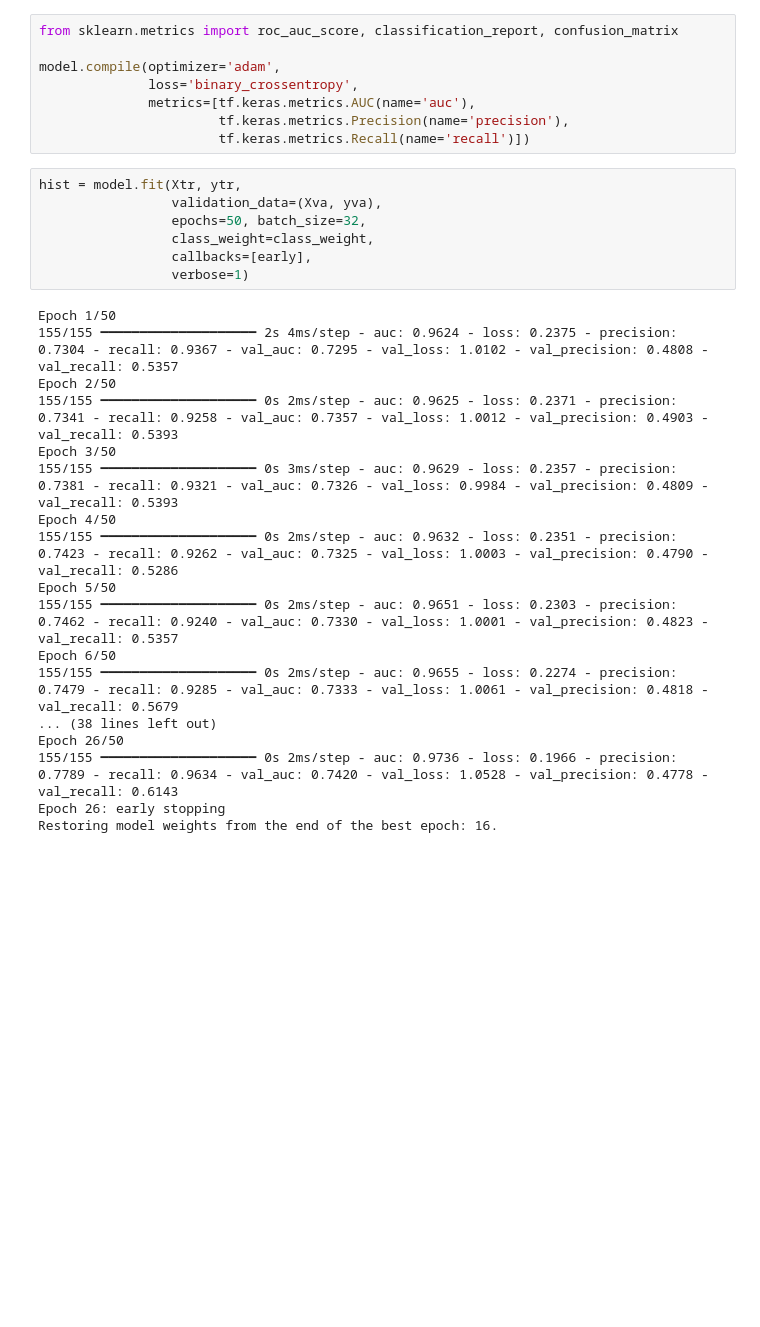
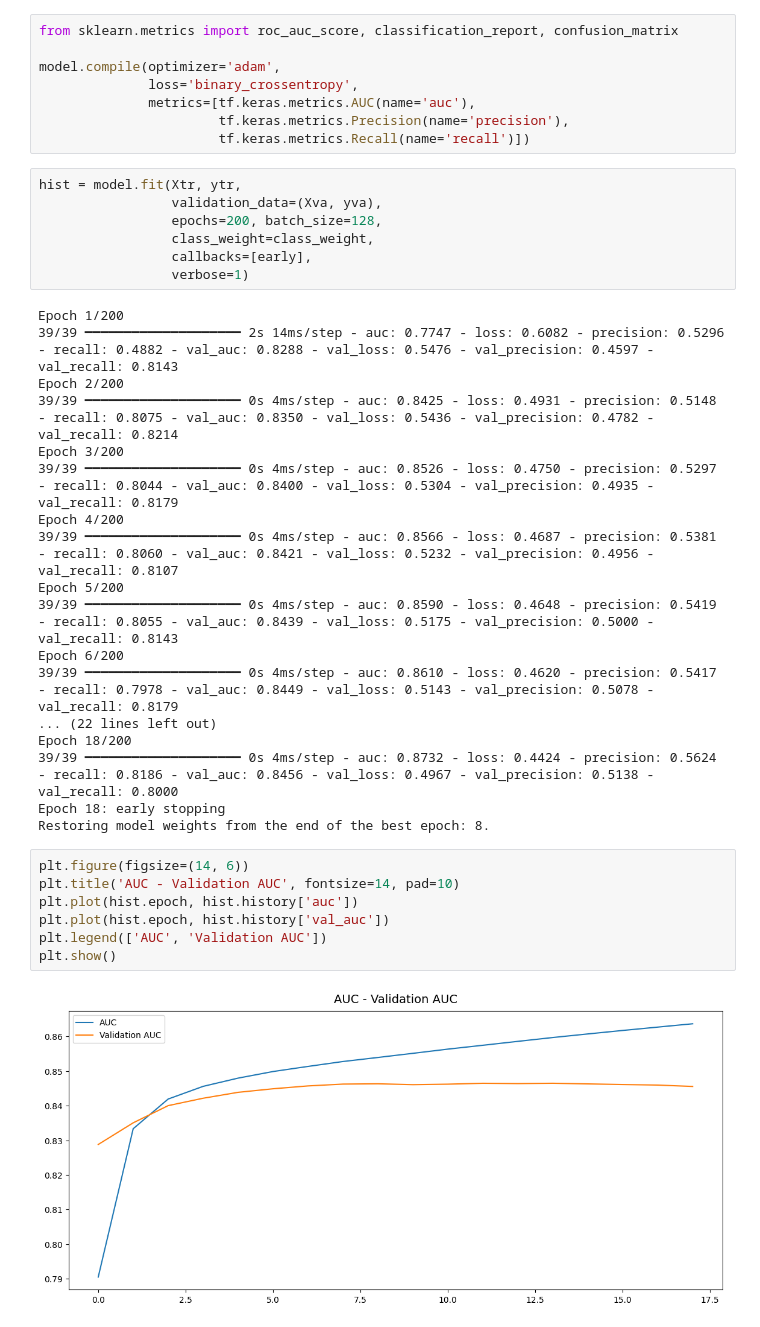
Before and after one commit to salihaderin/telco_customer_churn, a Jupyter notebook: notebooks/churn_analysis.ipynb, the cells around one changed output. Drawn from its saved outputs; the diff is of its cells as text; blank space fills up the shorter version.

```diff
--- a/notebooks/churn_analysis.ipynb
+++ b/notebooks/churn_analysis.ipynb
@@ -271,28 +271,37 @@ model.compile(optimizer='adam',
 # %%
 hist = model.fit(Xtr, ytr,
                  validation_data=(Xva, yva),
-                 epochs=50, batch_size=32,
+                 epochs=200, batch_size=128,
                  class_weight=class_weight,
                  callbacks=[early],
                  verbose=1)
 # %% [output]
-Epoch 1/50
-155/155 ━━━━━━━━━━━━━━━━━━━━ 2s 4ms/step - auc: 0.9624 - loss: 0.2375 - precision: 0.7304 - recall: 0.9367 - val_auc: 0.7295 - val_loss: 1.0102 - val_precision: 0.4808 - val_recall: 0.5357
-Epoch 2/50
-155/155 ━━━━━━━━━━━━━━━━━━━━ 0s 2ms/step - auc: 0.9625 - loss: 0.2371 - precision: 0.7341 - recall: 0.9258 - val_auc: 0.7357 - val_loss: 1.0012 - val_precision: 0.4903 - val_recall: 0.5393
-Epoch 3/50
-155/155 ━━━━━━━━━━━━━━━━━━━━ 0s 3ms/step - auc: 0.9629 - loss: 0.2357 - precision: 0.7381 - recall: 0.9321 - val_auc: 0.7326 - val_loss: 0.9984 - val_precision: 0.4809 - val_recall: 0.5393
-Epoch 4/50
-155/155 ━━━━━━━━━━━━━━━━━━━━ 0s 2ms/step - auc: 0.9632 - loss: 0.2351 - precision: 0.7423 - recall: 0.9262 - val_auc: 0.7325 - val_loss: 1.0003 - val_precision: 0.4790 - val_recall: 0.5286
-Epoch 5/50
-155/155 ━━━━━━━━━━━━━━━━━━━━ 0s 2ms/step - auc: 0.9651 - loss: 0.2303 - precision: 0.7462 - recall: 0.9240 - val_auc: 0.7330 - val_loss: 1.0001 - val_precision: 0.4823 - val_recall: 0.5357
-Epoch 6/50
-155/155 ━━━━━━━━━━━━━━━━━━━━ 0s 2ms/step - auc: 0.9655 - loss: 0.2274 - precision: 0.7479 - recall: 0.9285 - val_auc: 0.7333 - val_loss: 1.0061 - val_precision: 0.4818 - val_recall: 0.5679
-... (38 lines left out)
-Epoch 26/50
-155/155 ━━━━━━━━━━━━━━━━━━━━ 0s 2ms/step - auc: 0.9736 - loss: 0.1966 - precision: 0.7789 - recall: 0.9634 - val_auc: 0.7420 - val_loss: 1.0528 - val_precision: 0.4778 - val_recall: 0.6143
-Epoch 26: early stopping
-Restoring model weights from the end of the best epoch: 16.
+Epoch 1/200
+39/39 ━━━━━━━━━━━━━━━━━━━━ 2s 14ms/step - auc: 0.7747 - loss: 0.6082 - precision: 0.5296 - recall: 0.4882 - val_auc: 0.8288 - val_loss: 0.5476 - val_precision: 0.4597 - val_recall: 0.8143
+Epoch 2/200
+39/39 ━━━━━━━━━━━━━━━━━━━━ 0s 4ms/step - auc: 0.8425 - loss: 0.4931 - precision: 0.5148 - recall: 0.8075 - val_auc: 0.8350 - val_loss: 0.5436 - val_precision: 0.4782 - val_recall: 0.8214
+Epoch 3/200
+39/39 ━━━━━━━━━━━━━━━━━━━━ 0s 4ms/step - auc: 0.8526 - loss: 0.4750 - precision: 0.5297 - recall: 0.8044 - val_auc: 0.8400 - val_loss: 0.5304 - val_precision: 0.4935 - val_recall: 0.8179
+Epoch 4/200
+39/39 ━━━━━━━━━━━━━━━━━━━━ 0s 4ms/step - auc: 0.8566 - loss: 0.4687 - precision: 0.5381 - recall: 0.8060 - val_auc: 0.8421 - val_loss: 0.5232 - val_precision: 0.4956 - val_recall: 0.8107
+Epoch 5/200
+39/39 ━━━━━━━━━━━━━━━━━━━━ 0s 4ms/step - auc: 0.8590 - loss: 0.4648 - precision: 0.5419 - recall: 0.8055 - val_auc: 0.8439 - val_loss: 0.5175 - val_precision: 0.5000 - val_recall: 0.8143
+Epoch 6/200
+39/39 ━━━━━━━━━━━━━━━━━━━━ 0s 4ms/step - auc: 0.8610 - loss: 0.4620 - precision: 0.5417 - recall: 0.7978 - val_auc: 0.8449 - val_loss: 0.5143 - val_precision: 0.5078 - val_recall: 0.8179
+... (22 lines left out)
+Epoch 18/200
+39/39 ━━━━━━━━━━━━━━━━━━━━ 0s 4ms/step - auc: 0.8732 - loss: 0.4424 - precision: 0.5624 - recall: 0.8186 - val_auc: 0.8456 - val_loss: 0.4967 - val_precision: 0.5138 - val_recall: 0.8000
+Epoch 18: early stopping
+Restoring model weights from the end of the best epoch: 8.
+# %%
+plt.figure(figsize=(14, 6))
+plt.title('AUC - Validation AUC', fontsize=14, pad=10)
+plt.plot(hist.epoch, hist.history['auc'])
+plt.plot(hist.epoch, hist.history['val_auc'])
+plt.legend(['AUC', 'Validation AUC'])
+plt.show()
+# %% [output]
+[figure, added]
 # %%
 va_proba = model.predict(Xva).ravel()
 print('Val ROC-AUC:', round(roc_auc_score(yva, va_proba), 4))
```
Also changed, not shown: parts of 5 cells of this notebook.
